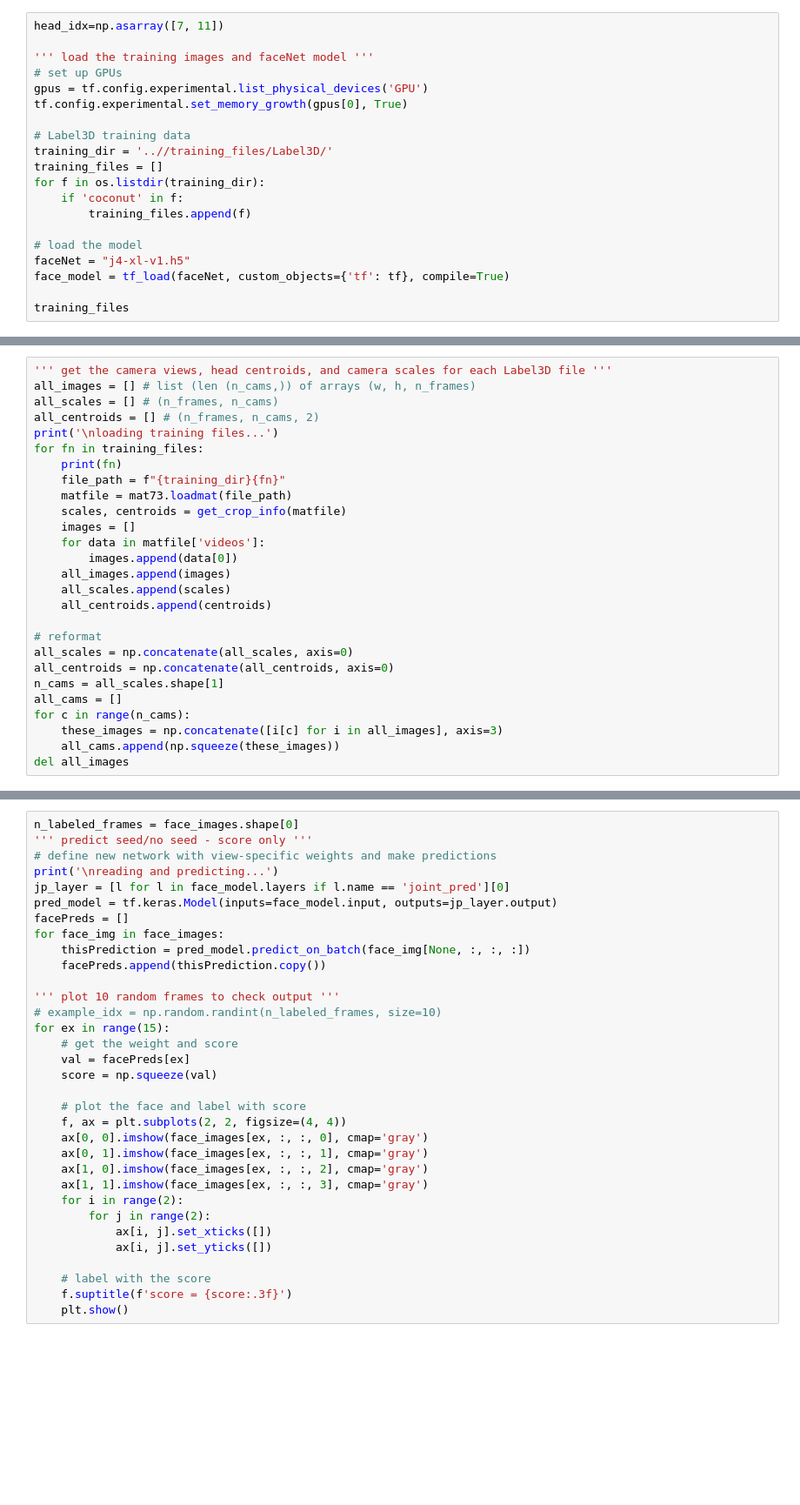
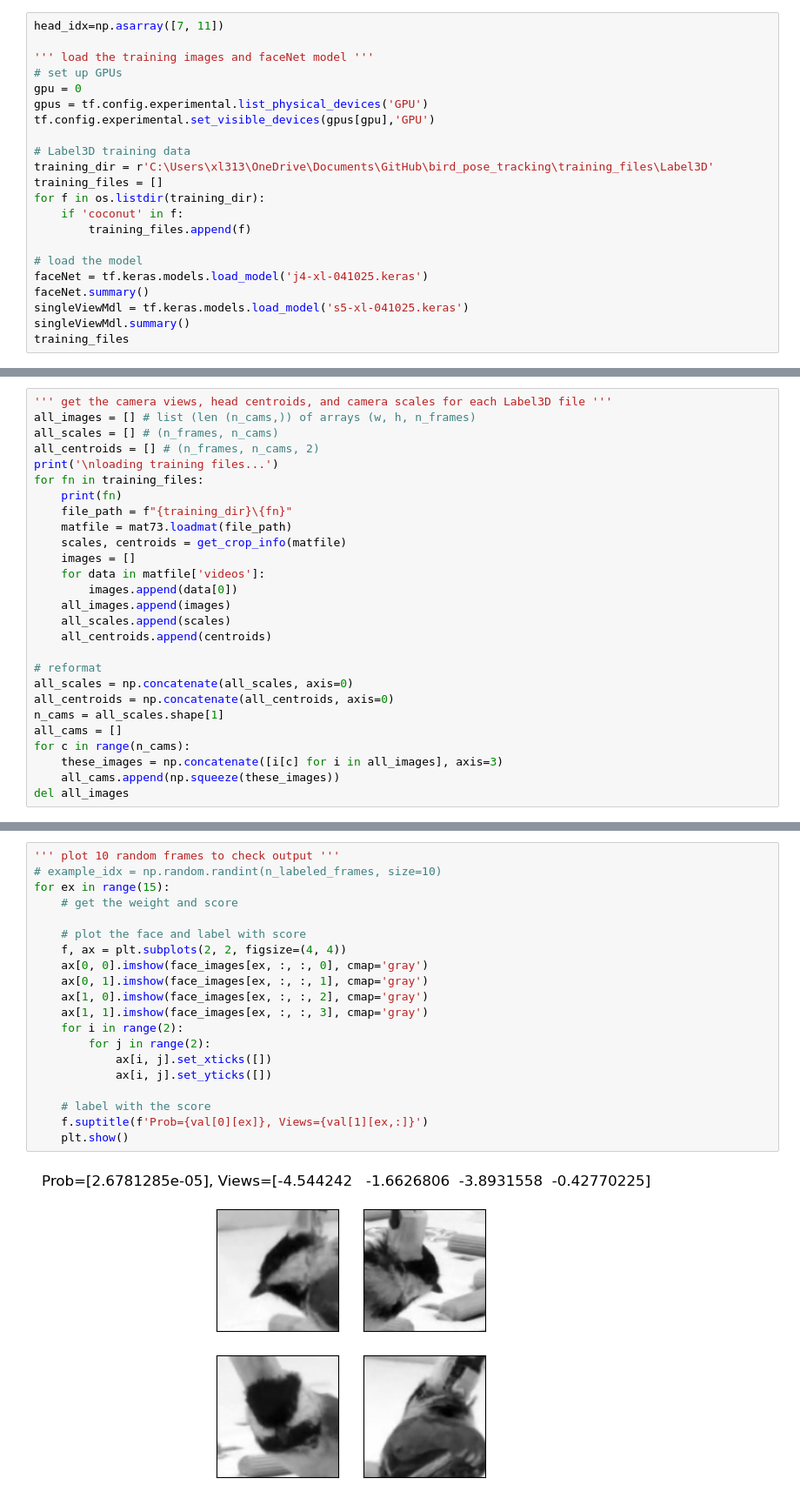
Before and after one commit to Xiaoyun-Sherry-Li/poseTrackingXL, a Jupyter notebook: faceNet/testFaceNet.ipynb, the cells around one changed output, grey strips where cells are left out. Shown at 87% size. Drawn from its saved outputs; the diff is of its cells as text; blank space fills up the shorter version.

Commit message:
cocoNet trained and tested, final faceNet

```diff
--- a/faceNet/testFaceNet.ipynb
+++ b/faceNet/testFaceNet.ipynb
@@ -19,18 +19,20 @@ head_idx=np.asarray([7, 11])
 
 ''' load the training images and faceNet model '''
 # set up GPUs
+gpu = 0
 gpus = tf.config.experimental.list_physical_devices('GPU')
-tf.config.experimental.set_memory_growth(gpus[0], True)
+tf.config.experimental.set_visible_devices(gpus[gpu],'GPU')
 
 # Label3D training data
-training_dir = '..//training_files/Label3D/'
+training_dir = r'C:\Users\xl313\OneDrive\Documents\GitHub\bird_pose_tracking\training_files\Label3D'
 training_files = []
 for f in os.listdir(training_dir):
     if 'coconut' in f:
         training_files.append(f)
 
 # load the model
-faceNet = "j4-xl-v1.h5"
-face_model = tf_load(faceNet, custom_objects={'tf': tf}, compile=True)
-
+faceNet = tf.keras.models.load_model('j4-xl-041025.keras')
+faceNet.summary()
+singleViewMdl = tf.keras.models.load_model('s5-xl-041025.keras')
+singleViewMdl.summary()
 training_files
@@ -69,7 +88,7 @@ all_centroids = [] # (n_frames, n_cams, 2)
 print('\nloading training files...')
 for fn in training_files:
     print(fn)
-    file_path = f"{training_dir}{fn}"
+    file_path = f"{training_dir}\{fn}"
     matfile = mat73.loadmat(file_path)
     scales, centroids = get_crop_info(matfile)
     images = []
@@ -144,33 +241,22 @@ face_images = face_images[np.asarray(label_idx)]
 # %%
-n_labeled_frames = face_images.shape[0]
-''' predict seed/no seed - score only '''
-# define new network with view-specific weights and make predictions
-print('\nreading and predicting...')
-jp_layer = [l for l in face_model.layers if l.name == 'joint_pred'][0]
-pred_model = tf.keras.Model(inputs=face_model.input, outputs=jp_layer.output)
-facePreds = []
-for face_img in face_images:
-    thisPrediction = pred_model.predict_on_batch(face_img[None, :, :, :])
-    facePreds.append(thisPrediction.copy())
-
 ''' plot 10 random frames to check output '''
 # example_idx = np.random.randint(n_labeled_frames, size=10)
 for ex in range(15):
     # get the weight and score
-    val = facePreds[ex]
-    score = np.squeeze(val)
 
     # plot the face and label with score
     f, ax = plt.subplots(2, 2, figsize=(4, 4))
     ax[0, 0].imshow(face_images[ex, :, :, 0], cmap='gray')
     ax[0, 1].imshow(face_images[ex, :, :, 1], cmap='gray')
     ax[1, 0].imshow(face_images[ex, :, :, 2], cmap='gray')
     ax[1, 1].imshow(face_images[ex, :, :, 3], cmap='gray')
     for i in range(2):
         for j in range(2):
             ax[i, j].set_xticks([])
             ax[i, j].set_yticks([])
 
     # label with the score
-    f.suptitle(f'score = {score:.3f}')
+    f.suptitle(f'Prob={val[0][ex]}, Views={val[1][ex,:]}')
     plt.show()
+# %% [output]
+[figure, added]
```
Also changed, not shown: parts of 18 cells of this notebook, 14 other files.
